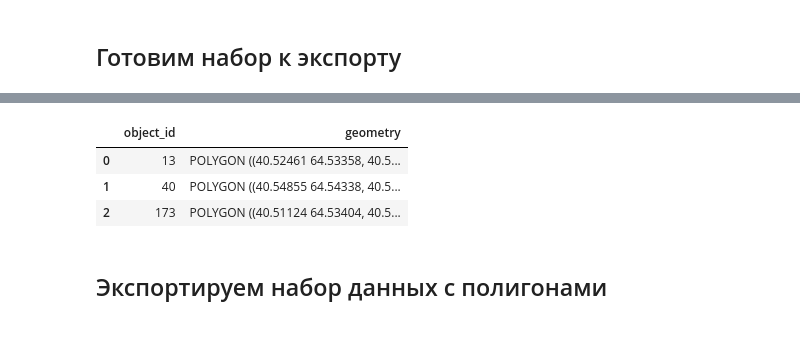
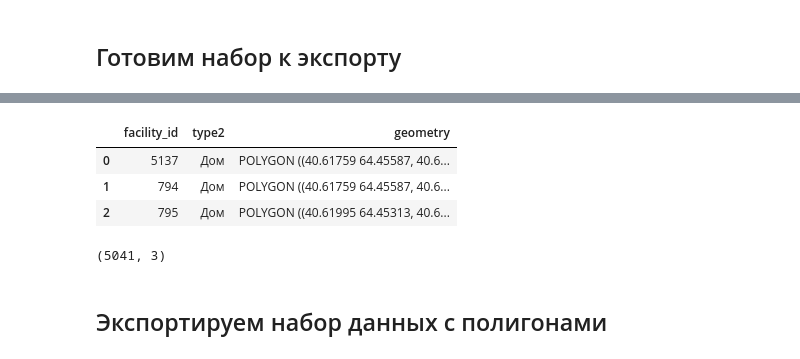
Before and after one commit to NorthGateVologda/NorthGate, a Jupyter notebook: Notebooks/Facility.ipynb, the cells around one changed output, grey strips where cells are left out. Cells and saved outputs as stored; diff of their text form; code cells hidden in the pictures.

```diff
--- a/Notebooks/Facility.ipynb
+++ b/Notebooks/Facility.ipynb
@@ -51,5 +53,5 @@ nulls = len(facility[facility['object_id'].isnull()])
 assert nulls == 0
 # %%
-facility = facility.astype({'object_id': 'int32'})
+facility = facility.astype({'facility_id': 'int32'})
 facility.head(3)
 # %% [output]
@@ -153,15 +155,19 @@ geofacility3.head(3)
 # %%
 geometry = geofacility3['geometry']
-data = geofacility3['object_id']
+data = geofacility3[['facility_id', 'type2']]
 gdf = gpd.GeoDataFrame(data=data, geometry=geometry, crs=geofacility3.crs)
 gdf = gdf.reset_index()
 gdf = gdf.drop(columns=['h3_09'])
 gdf.head(3)
 # %% [output]
-|  | object_id | geometry |
-| 0 | 13 | POLYGON ((40.52461 64.53358, 40.5... |
-| 1 | 40 | POLYGON ((40.54855 64.54338, 40.5... |
-| 2 | 173 | POLYGON ((40.51124 64.53404, 40.5... |
+|  | facility_id | type2 | geometry |
+| 0 | 5137 | Дом | POLYGON ((40.61759 64.45587, 40.6... |
+| 1 | 794 | Дом | POLYGON ((40.61759 64.45587, 40.6... |
+| 2 | 795 | Дом | POLYGON ((40.61995 64.45313, 40.6... |
+# %%
+gdf.shape
+# %% [output]
+(5041, 3)
 # %% [markdown]
 ## Экспортируем набор данных с полигонами
 # %%
```
Also changed, not shown: parts of 19 cells of this notebook.
